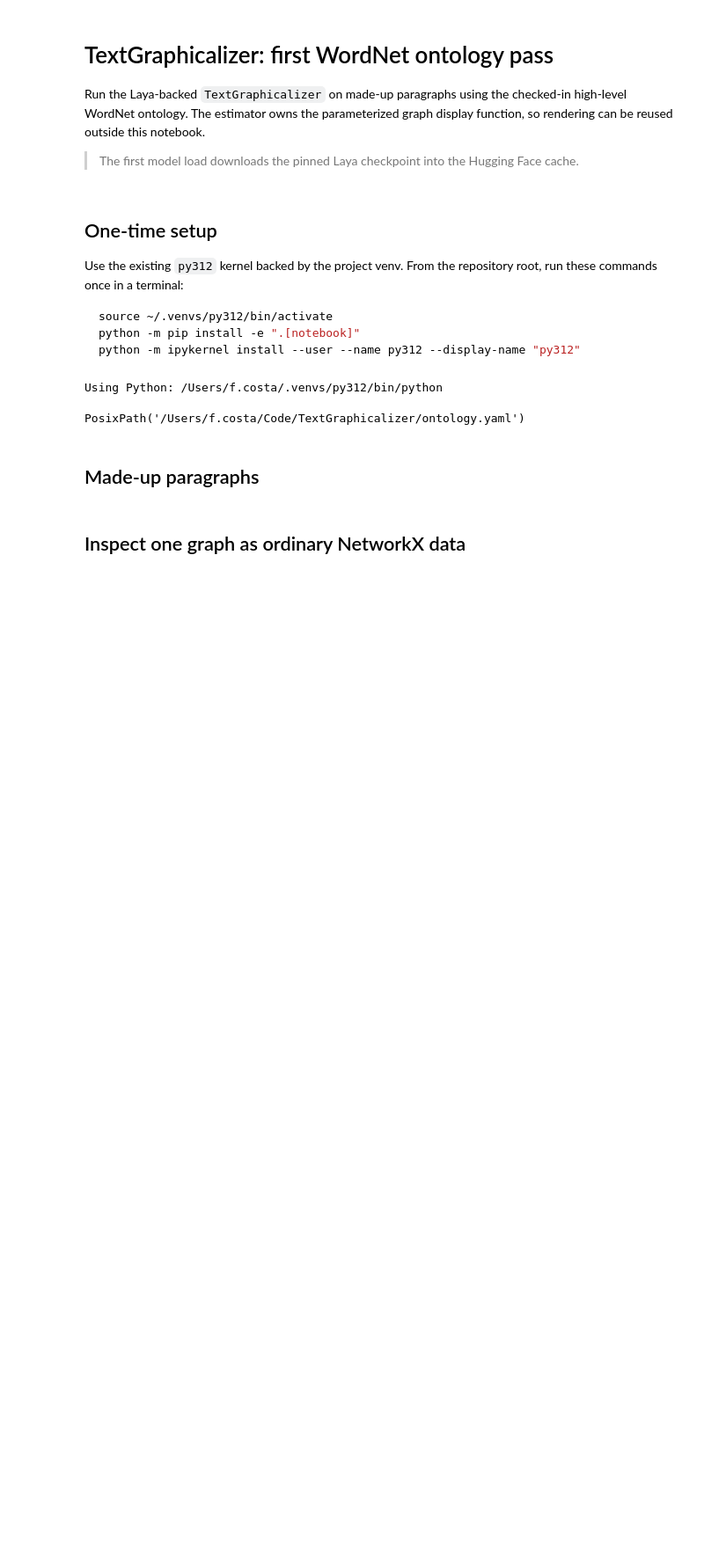
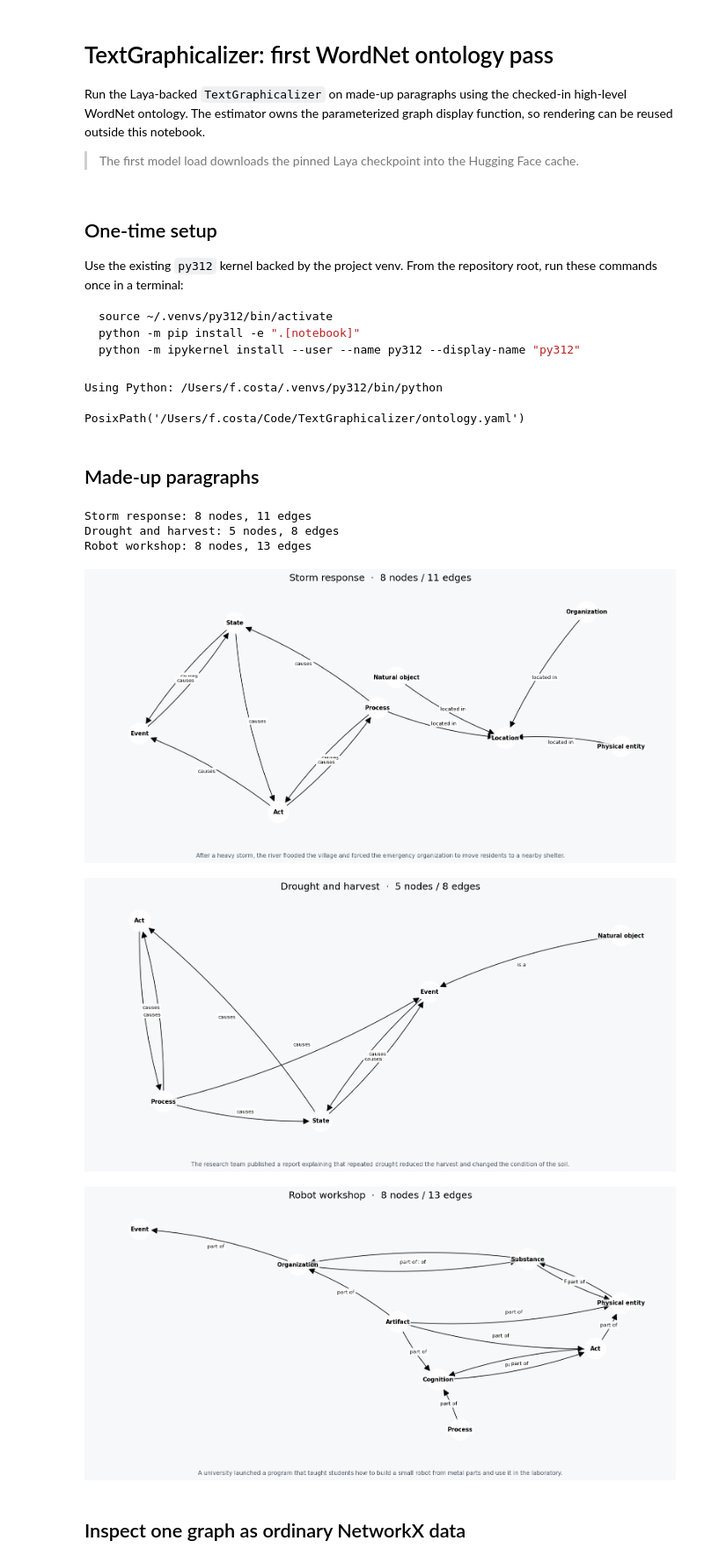
Before and after one commit to fabriziocosta/TextGraphicalizer, a Jupyter notebook: notebooks/initial_usage.ipynb, the cells around one changed output. Shown at 88% size. Cells and saved outputs as stored; diff of their text form; code cells hidden in the pictures; blank space fills up the shorter version.

```diff
--- a/notebooks/initial_usage.ipynb
+++ b/notebooks/initial_usage.ipynb
@@ -40,13 +40,6 @@ ontology_path
 Using Python: /Users/f.costa/.venvs/py312/bin/python
 PosixPath('/Users/f.costa/Code/TextGraphicalizer/ontology.yaml')
 # %%
-extractor = TextGraphicalizer(
-    ontology=ontology_path,
-    node_threshold=0.45,
-    edge_threshold=0.50,
-    connected=True,
-    max_node_degree=4,
-    use_milp=False
-).load_model()
+extractor = TextGraphicalizer().load_model()
 # %% [markdown]
 ## Made-up paragraphs
@@ -53,22 +52,28 @@ extractor = TextGraphicalizer(
+# %%
+extractor.ontology = ontology_path
+extractor.node_threshold = 0.35
+extractor.edge_threshold = 0.7
+extractor.connected = True
+extractor.max_node_degree = 4
+extractor.use_milp = True
 # %%
-paragraphs = [
-    ("Storm response", "After a heavy storm, the river flooded the village and forced the emergency organization to move residents to a nearby shelter."),
-    ("Drought and harvest", "The research team published a report explaining that repeated drought reduced the harvest and changed the condition of the soil."),
-    ("Robot workshop", "A university launched a program that taught students how to build a small robot from metal parts and use it in the laboratory."),
-]
 
 graphs = []
 for title, paragraph in paragraphs:
     graph = extractor.transform(paragraph)
     graphs.append((title, paragraph, graph))
     print(f"{title}: {graph.number_of_nodes()} nodes, {graph.number_of_edges()} edges")
+# %% [output]
+Storm response: 8 nodes, 11 edges
+Drought and harvest: 5 nodes, 8 edges
+Robot workshop: 8 nodes, 13 edges
 # %%
 for title, paragraph, graph in graphs:
-    extractor.display(
-        graph,
-        title=title,
-        paragraph=paragraph,
-    )
+    extractor.display(graph, title=title, paragraph=paragraph)
+# %% [output]
+[figure, added]
+[figure, added]
+[figure, added]
 # %% [markdown]
 ## Inspect one graph as ordinary NetworkX data
 # %%
```
Also changed, not shown: parts of 2 cells of this notebook, 4 other files.
